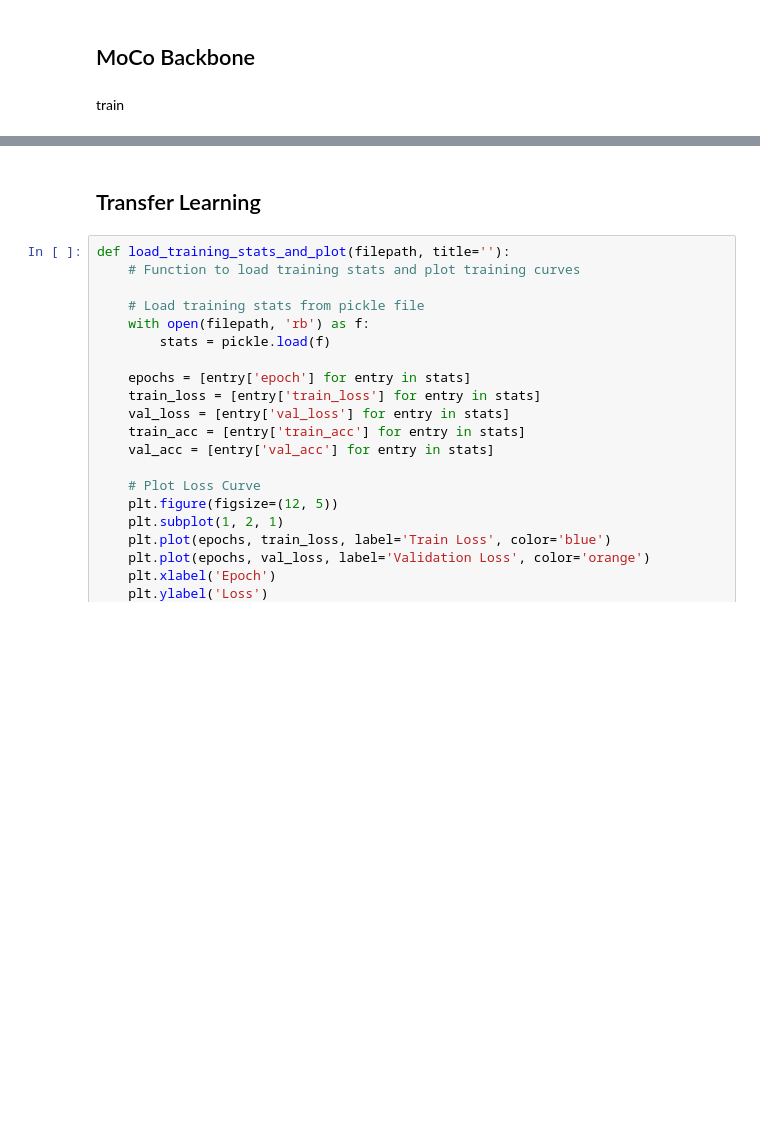
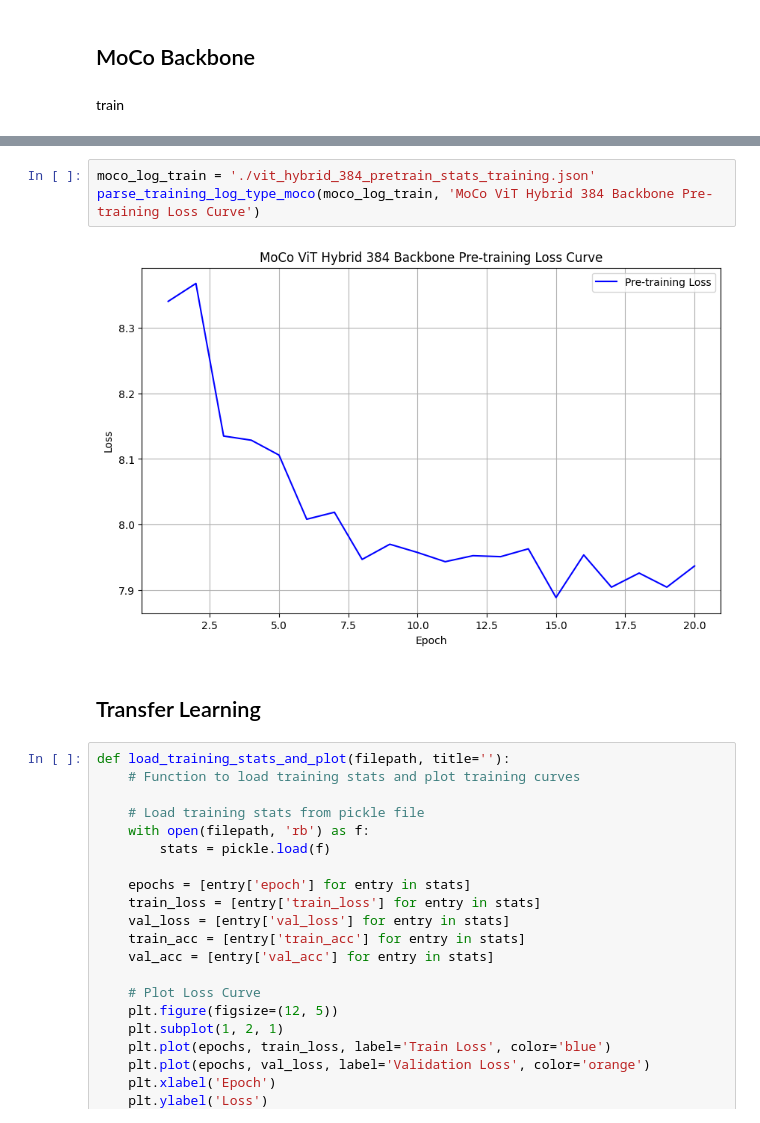
Before and after one commit to zfrongillo12/python_dl_simclr, a Jupyter notebook: Jupyter_notebooks/generate_report_visuals/update_training_curves/Visualize_training.ipynb, the cells around one changed output, grey strips where cells are left out. Drawn from its saved outputs; the diff is of its cells as text; blank space fills up the shorter version.

```diff
--- a/Jupyter_notebooks/generate_report_visuals/update_training_curves/Visualize_training.ipynb
+++ b/Jupyter_notebooks/generate_report_visuals/update_training_curves/Visualize_training.ipynb
@@ -48,3 +51,8 @@ parse_training_log_type_moco(moco_log_train, 'MoCo ViT Hybrid Backbone Pre-train
+# %%
+moco_log_train = './vit_hybrid_384_pretrain_stats_training.json'
+parse_training_log_type_moco(moco_log_train, 'MoCo ViT Hybrid 384 Backbone Pre-training Loss Curve')
+# %% [output]
+[figure, added]
 # %% [markdown]
 ## Transfer Learning
 # %%
```
Also changed, not shown: parts of 2 cells of this notebook, 7 other files.
